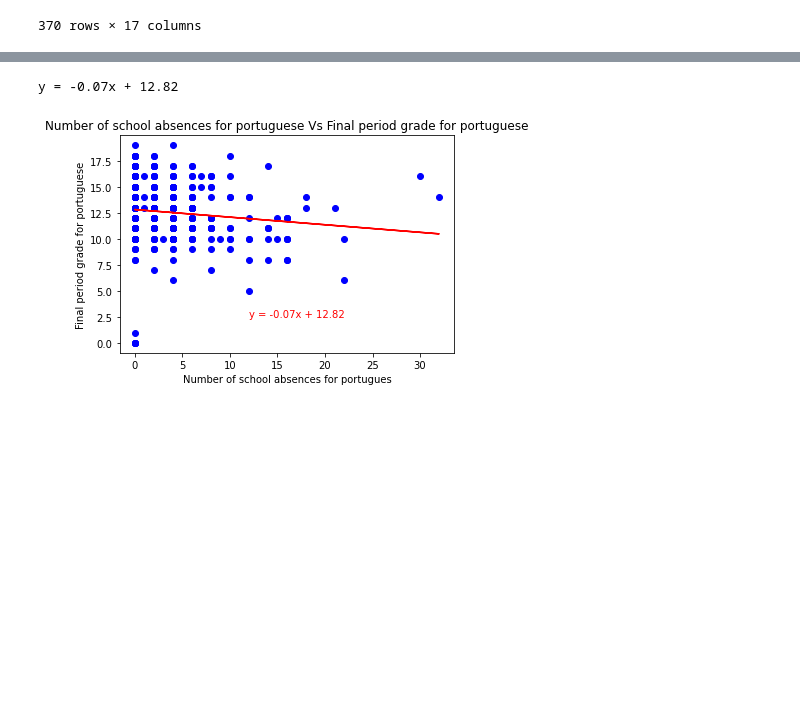
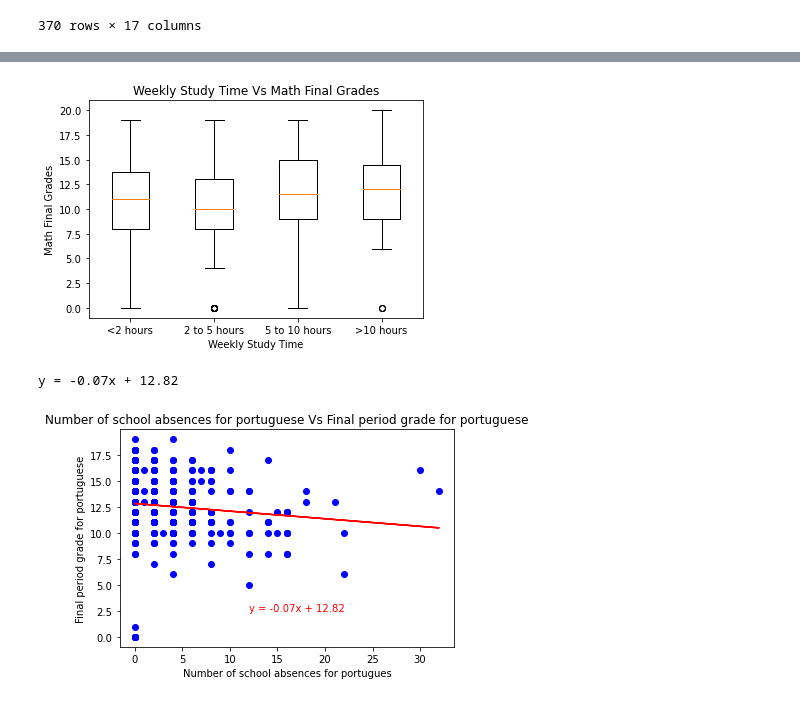
Before and after one commit to panlovelyda/project-one, a Jupyter notebook: pan.ipynb, the cells around one changed output, grey strips where cells are left out. Saved outputs shown, nothing was run; the diff lists cells and outputs as text; code cells hidden in the pictures; blank space fills up the shorter version.

```diff
--- a/pan.ipynb
+++ b/pan.ipynb
@@ -139,3 +139,25 @@ plt.show()
+# %%
+# Weekly Study Time Vs Math Final Grades
+studyhours_math = [1, 2, 3, 4]
+# Create empty list to fill with G3 Grades
+math_data = []
+
+for study in studyhours_math:
+# Locate the rows which contain weekly study time on math and get the final Grade
+    Study_math = Summary_behaviour.loc[Summary_behaviour['weekly study time of math'] == study,'final period grade for math']
+
+    # add subset
+    math_data.append(Study_math)
+# %%
+fig1,ax1 = plt.subplots()
+ax1 .boxplot(math_data, labels=studyhours_math)
+ax1 .set_title('Weekly Study Time Vs Math Final Grades')
+ax1.set_ylabel('Math Final Grades')
+ax1.set_xlabel('Weekly Study Time')
+plt.xticks([1,2,3,4],['<2 hours', '2 to 5 hours', '5 to 10 hours', '>10 hours'])
+plt.show()
+# %% [output]
+[figure, added]
 # %%
 # Identify the relationship of Student Absences for Portuguese and Final Portuguese Grade
 x_values = Summary_behaviour['number of school absences for portuguese']
```
Also changed, not shown: parts of 5 cells of this notebook.
